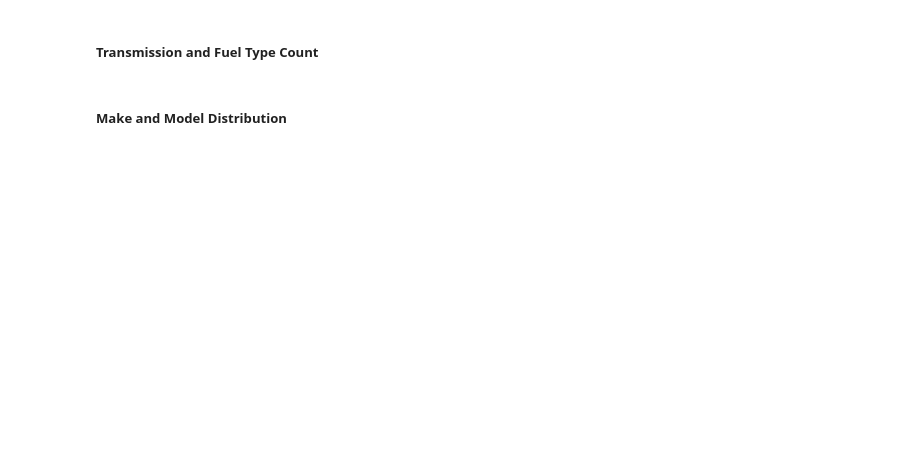
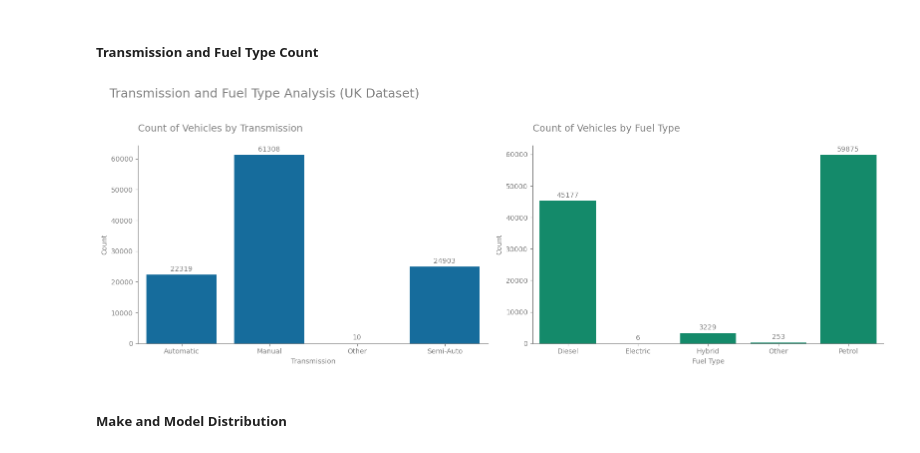
Before and after one commit to AnaaaKareem/used-car-price-depreciation, a Jupyter notebook: notebooks/data_understanding.ipynb, the cells around one changed output. Drawn from its saved outputs; the diff is of its cells as text; code cells hidden in the pictures; blank space fills up the shorter version.

```diff
--- a/notebooks/data_understanding.ipynb
+++ b/notebooks/data_understanding.ipynb
@@ -223,35 +387,53 @@ plt.show()
 # %%
 # Initialize subplots for transmission and fuel type
 fig, axes = plt.subplots(1, 2, figsize=(16, 6))
 
-# Set title for the categorical analysis plots
-fig.suptitle('Transmission and Fuel Type Analysis (UK Dataset)', fontsize=16)
+# Set title for the categorical analysis plots - Aligned left to reduce eye-travel
+fig.suptitle('Transmission and Fuel Type Analysis (UK Dataset)',
+             fontsize=18, x=0.02, ha='left', color='grey')
 
-# Generate count plot for transmission types
-sns.countplot(data=dfs['uk_dataset'], x='transmission', ax=axes[0], palette='Set2')
+# Generate count plot for transmission types - Using Okabe-Ito palette for accessibility
+sns.countplot(data=dfs['uk_dataset'], x='transmission', ax=axes[0], color=okabe_ito[4])
 
-# Set individual plot title for transmission
-axes[0].set_title('Count of Vehicles by Transmission (UK Dataset)')
+# Set individual plot title for transmission - Left-aligned for cleaner lines
+axes[0].set_title('Count of Vehicles by Transmission', loc='left', color='grey', fontsize=14, pad=20)
+axes[0].set_xlabel('Transmission', color='grey')
+axes[0].set_ylabel('Count', color='grey')
 
 # Annotate bars with frequency labels for better readability
 for container in axes[0].containers:
-    axes[0].bar_label(container, padding=3)
+    axes[0].bar_label(container, padding=3, color='grey')
 
-# Generate count plot for fuel types
-sns.countplot(data=dfs['uk_dataset'], x='fuelType', ax=axes[1], palette='Set2')
+# Generate count plot for fuel types - Using Okabe-Ito palette for accessibility
+sns.countplot(data=dfs['uk_dataset'], x='fuelType', ax=axes[1], color=okabe_ito[2])
 
-# Set individual plot title and apply log scale for better visualization of rare categories
-axes[1].set_title('Count of Vehicles by Fuel Type (UK Dataset)')
-axes[1].set_ylabel('Count')
+# Set individual plot title for fuel type - Left-aligned for cleaner lines
+axes[1].set_title('Count of Vehicles by Fuel Type', loc='left', color='grey', fontsize=14, pad=20)
+axes[1].set_xlabel('Fuel Type', color='grey')
+axes[1].set_ylabel('Count', color='grey')
 
 # Annotate bars with frequency labels
 for container in axes[1].containers:
-    axes[1].bar_label(container, padding=3)
+    axes[1].bar_label(container, padding=3, color='grey')
+
+# Remove top and right lines and apply grey tones to reduce visual noise
+for ax in axes:
+    ax.spines['top'].set_visible(False)
+    ax.spines['right'].set_visible(False)
+    ax.spines['left'].set_color('grey')
+    ax.spines['bottom'].set_color('grey')
+    ax.tick_params(colors='grey')
 
 # Adjust layout to optimize spacing between subplots
-plt.tight_layout()
+plt.tight_layout(rect=[0, 0.03, 1, 0.95])
+
+# Save graph
+plt.savefig('transmission_fuelType_dist_uk.png', dpi=300, bbox_inches='tight')
+
 # Show countplots
 plt.show()
+# %% [output]
+[figure, added]
 # %% [markdown]
 ##### Make and Model Distribution
 # %%
```
Also changed, not shown: parts of 30 cells of this notebook, 1 other file.
